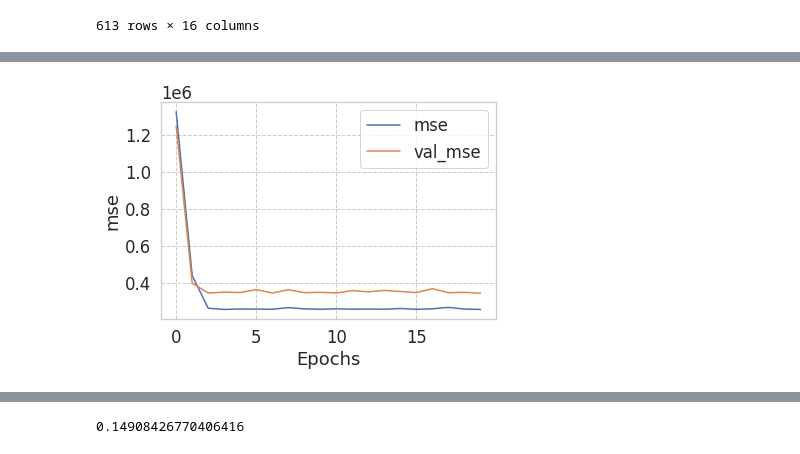
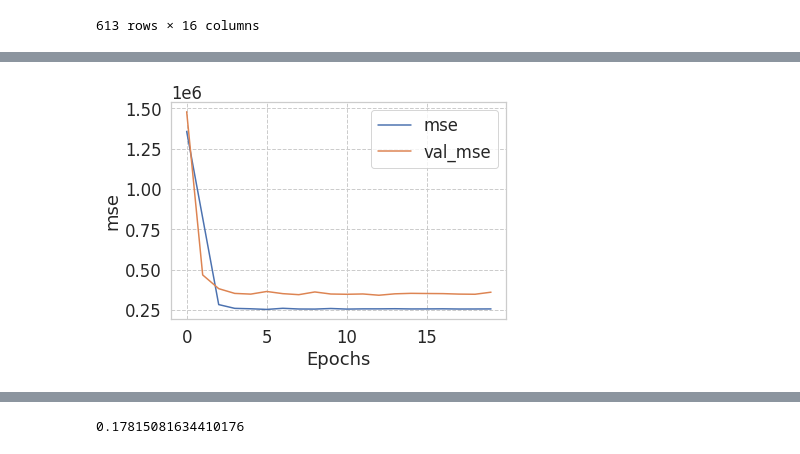
Before and after one commit to zw2788/MECE4520_project, a Jupyter notebook: MECE_4520_LaptopPrediction.ipynb, the cells around one changed output, grey strips where cells are left out. Saved outputs shown, nothing was run; the diff lists cells and outputs as text; code cells hidden in the pictures.

```diff
--- a/MECE_4520_LaptopPrediction.ipynb
+++ b/MECE_4520_LaptopPrediction.ipynb
@@ -75,9 +75,9 @@ from tensorflow.keras.optimizers import Adam
 
 
 model=Sequential([
-    Dense(units=50,kernel_initializer='normal',activation='relu'),
+    Dense(units=25,kernel_initializer='normal',activation='relu'),
     #Dropout(0.2),
-    Dense(units=20,kernel_initializer='normal',activation='relu'),
+    Dense(units=15,kernel_initializer='normal',activation='relu'),
     #Dropout(0.2),
     Dense(units=5,kernel_initializer='normal',activation='relu'),
     #Dropout(0.2),
@@ -351,11 +351,11 @@ Y_GPU_Intel = Y_GPU_Intel.reshape((-1, 1))
 Y_test_GPU_Intel = Y_test_GPU_Intel.reshape((-1, 1))
 
 model_GPU_Intel=Sequential([
-    Dense(units=25,kernel_initializer='normal',activation='relu'),
+    Dense(units=15,kernel_initializer='normal',activation='relu'),
     #Dropout(0.2),
-    Dense(units=10,kernel_initializer='normal',activation='relu'),
+    Dense(units=8,kernel_initializer='normal',activation='relu'),
     #Dropout(0.2),
-    Dense(units=5,kernel_initializer='normal',activation='relu'),
+    Dense(units=3,kernel_initializer='normal',activation='relu'),
     Dense(units=1,kernel_initializer='normal',activation='linear'),
 ])
 
@@ -400 +400 @@ Epoch 20/20
-[figure, old version]
+[figure, new version]
@@ -402 +402 @@ Epoch 20/20
-0.14908426770406416
+0.17815081634410176
```
Also changed, not shown: parts of 6 cells of this notebook.
